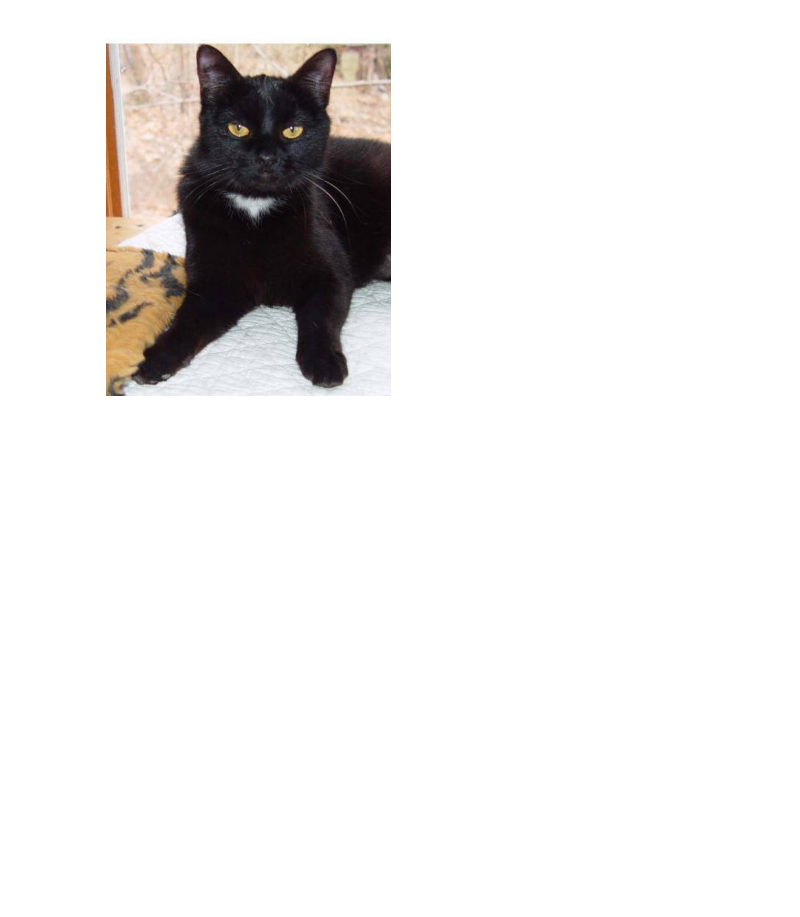
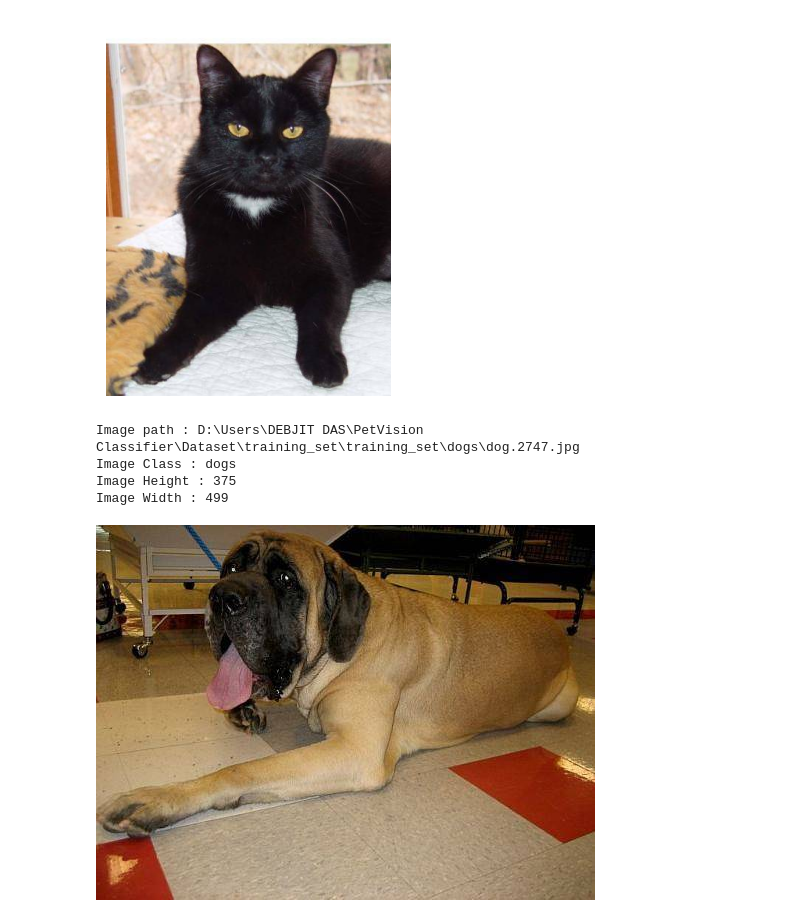
Before and after one commit to debjit11/PetVision, a Jupyter notebook: main.ipynb, the cells around one changed output. Cells and saved outputs as stored; diff of their text form; code cells hidden in the pictures; blank space fills up the shorter version.

```diff
--- a/main.ipynb
+++ b/main.ipynb
@@ -26,0 +31,21 @@ plt.show()
+# %%
+random.seed(12)
+
+image_path_list = glob.glob(r'D:\Users\DEBJIT DAS\PetVision Classifier\Dataset\training_set\training_set\dogs\*.jpg')
+random_image_path = random.choice(image_path_list)
+image_class = Path(random_image_path).parent.stem
+
+
+
+img = Image.open(random_image_path)
+print(f"Image path : {random_image_path}")
+print(f"Image Class : {image_class}")
+print(f"Image Height : {img.height}")
+print(f"Image Width : {img.width}")
+img
+# %% [output]
+Image path : D:\Users\DEBJIT DAS\PetVision Classifier\Dataset\training_set\training_set\dogs\dog.2747.jpg
+Image Class : dogs
+Image Height : 375
+Image Width : 499
+[figure, added]
```
Also changed, not shown: parts of 2 cells of this notebook.
